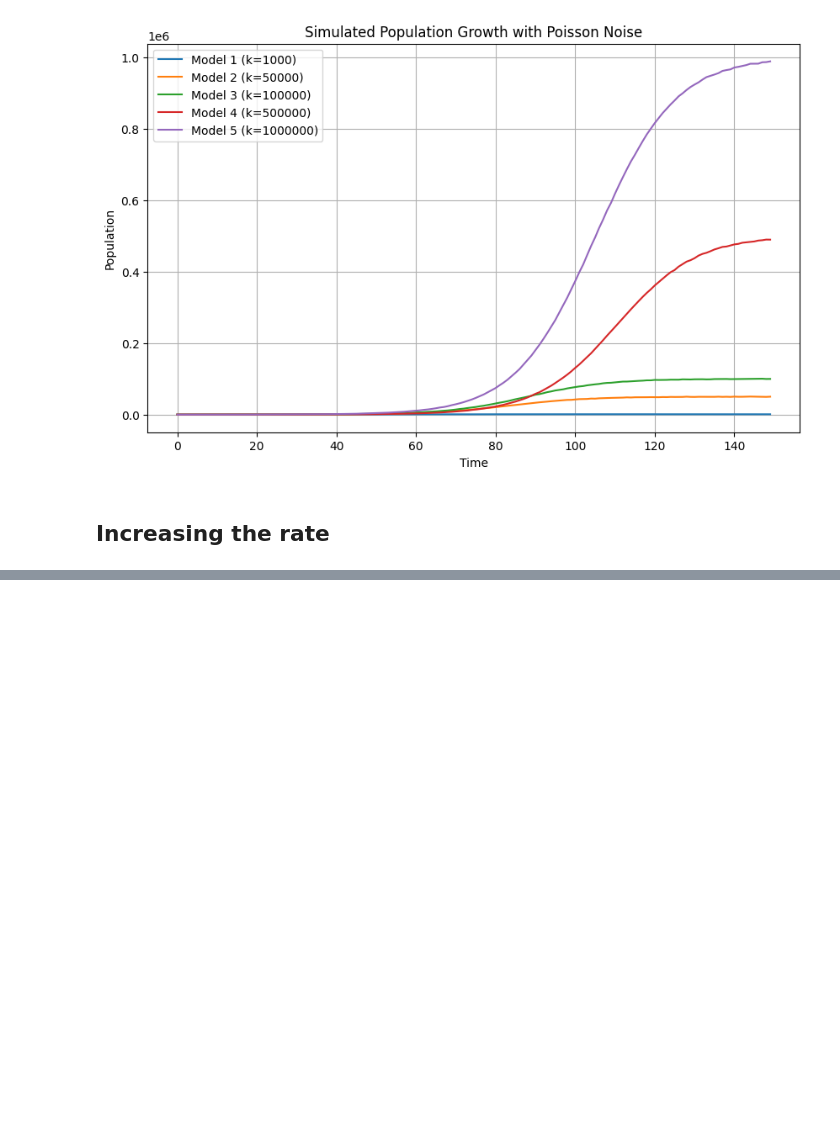
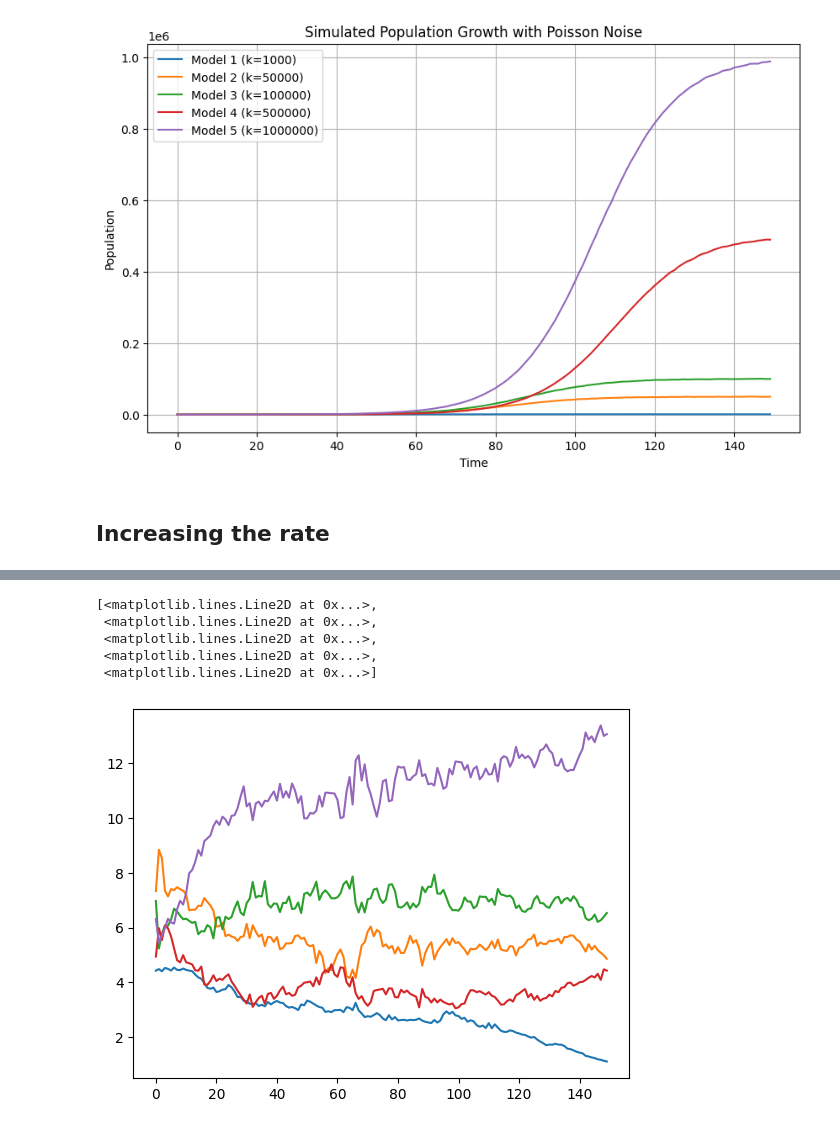
Before and after one commit to atiumcache/filter_forecast, a Jupyter notebook: juptyer notebooks/resample_exp.ipynb, the cells around one changed output, grey strips where cells are left out. Saved outputs shown, nothing was run; the diff lists cells and outputs as text; code cells hidden in the pictures; blank space fills up the shorter version.

```diff
--- a/juptyer notebooks/resample_exp.ipynb
+++ b/juptyer notebooks/resample_exp.ipynb
@@ -163,0 +183,15 @@ algo.run(f'../datasets/WA_FLU_HOSPITALIZATIONS.csv',150)
+# %%
+import matplotlib.pyplot as plt
+import pandas as pd
+
+pf_state = pd.read_csv('../datasets/state_quantiles.csv').to_numpy()
+pf_state = np.delete(pf_state,0,1)
+
+plt.plot(pf_state)
+# %% [output]
+[<matplotlib.lines.Line2D at 0x...>,
+ <matplotlib.lines.Line2D at 0x...>,
+ <matplotlib.lines.Line2D at 0x...>,
+ <matplotlib.lines.Line2D at 0x...>,
+ <matplotlib.lines.Line2D at 0x...>]
+[figure, added]
```
Also changed, not shown: parts of 2 cells of this notebook, 11 other files.
